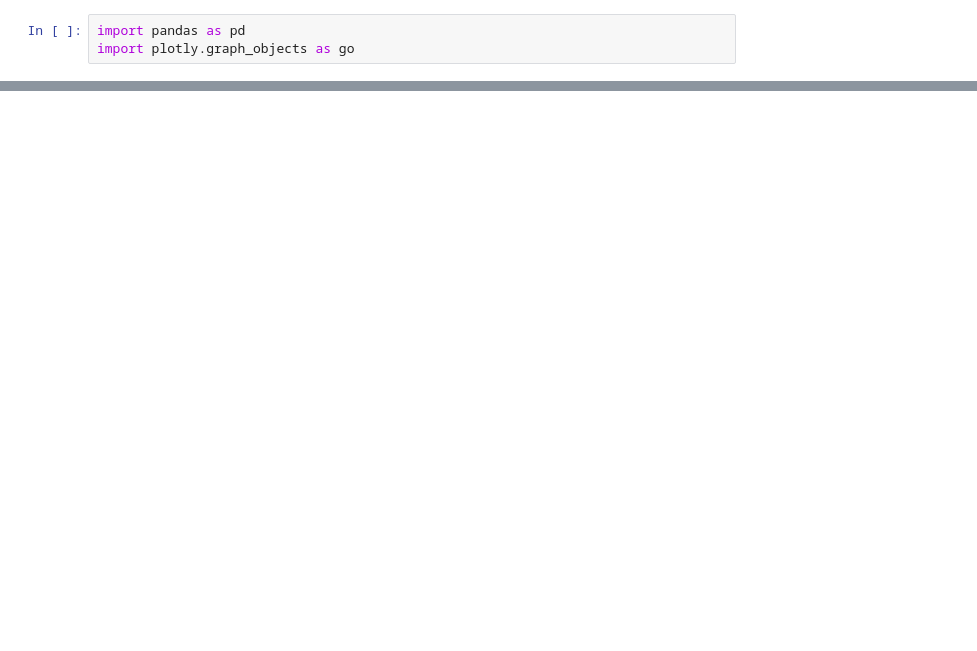
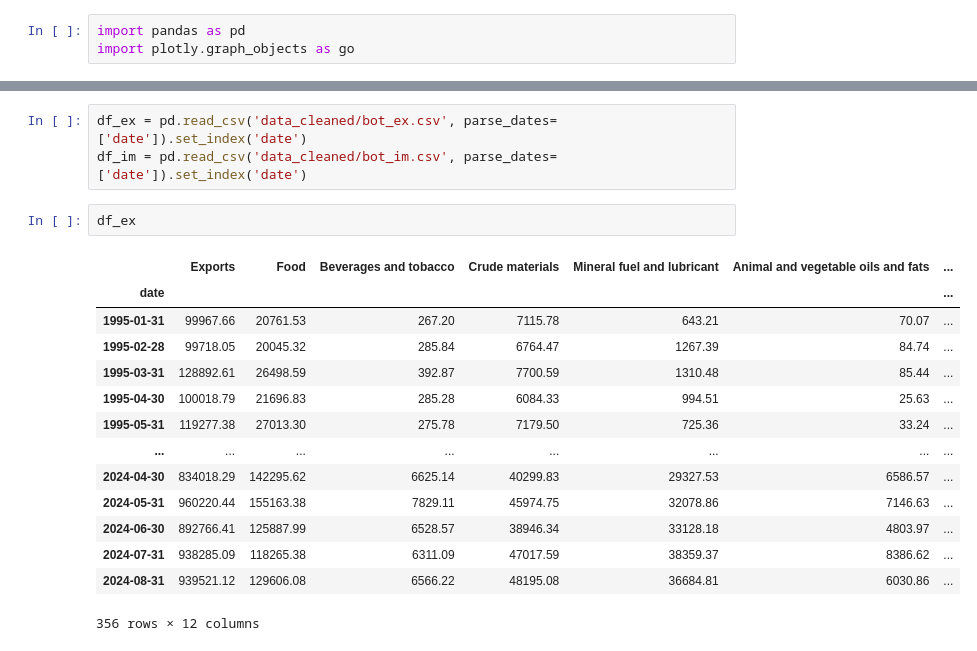
Before and after one commit to phat-ap/showcases, a Jupyter notebook: economic_data_plot.ipynb, the cells around one changed output, grey strips where cells are left out. Drawn from its saved outputs; the diff is of its cells as text; blank space fills up the shorter version.

```diff
--- a/economic_data_plot.ipynb
+++ b/economic_data_plot.ipynb
@@ -22,0 +4,20 @@ ValueError: Mime type rendering requires nbformat>=4.2.0 but it is not installed
+# %%
+df_ex = pd.read_csv('data_cleaned/bot_ex.csv', parse_dates=['date']).set_index('date')
+df_im = pd.read_csv('data_cleaned/bot_im.csv', parse_dates=['date']).set_index('date')
+# %%
+df_ex
+# %% [output]
+|  | Exports | Food | Beverages and tobacco | Crude materials | Mineral fuel and lubricant | Animal and vegetable oils and fats | ... |
+| date |  |  |  |  |  |  | ... |
+| 1995-01-31 | 99967.66 | 20761.53 | 267.20 | 7115.78 | 643.21 | 70.07 | ... |
+| 1995-02-28 | 99718.05 | 20045.32 | 285.84 | 6764.47 | 1267.39 | 84.74 | ... |
+| 1995-03-31 | 128892.61 | 26498.59 | 392.87 | 7700.59 | 1310.48 | 85.44 | ... |
+| 1995-04-30 | 100018.79 | 21696.83 | 285.28 | 6084.33 | 994.51 | 25.63 | ... |
+| 1995-05-31 | 119277.38 | 27013.30 | 275.78 | 7179.50 | 725.36 | 33.24 | ... |
+| ... | ... | ... | ... | ... | ... | ... | ... |
+| 2024-04-30 | 834018.29 | 142295.62 | 6625.14 | 40299.83 | 29327.53 | 6586.57 | ... |
+| 2024-05-31 | 960220.44 | 155163.38 | 7829.11 | 45974.75 | 32078.86 | 7146.63 | ... |
+| 2024-06-30 | 892766.41 | 125887.99 | 6528.57 | 38946.34 | 33128.18 | 4803.97 | ... |
+| 2024-07-31 | 938285.09 | 118265.38 | 6311.09 | 47017.59 | 38359.37 | 8386.62 | ... |
+| 2024-08-31 | 939521.12 | 129606.08 | 6566.22 | 48195.08 | 36684.81 | 6030.86 | ... |
+356 rows × 12 columns
```
Also changed, not shown: parts of 10 cells of this notebook.
